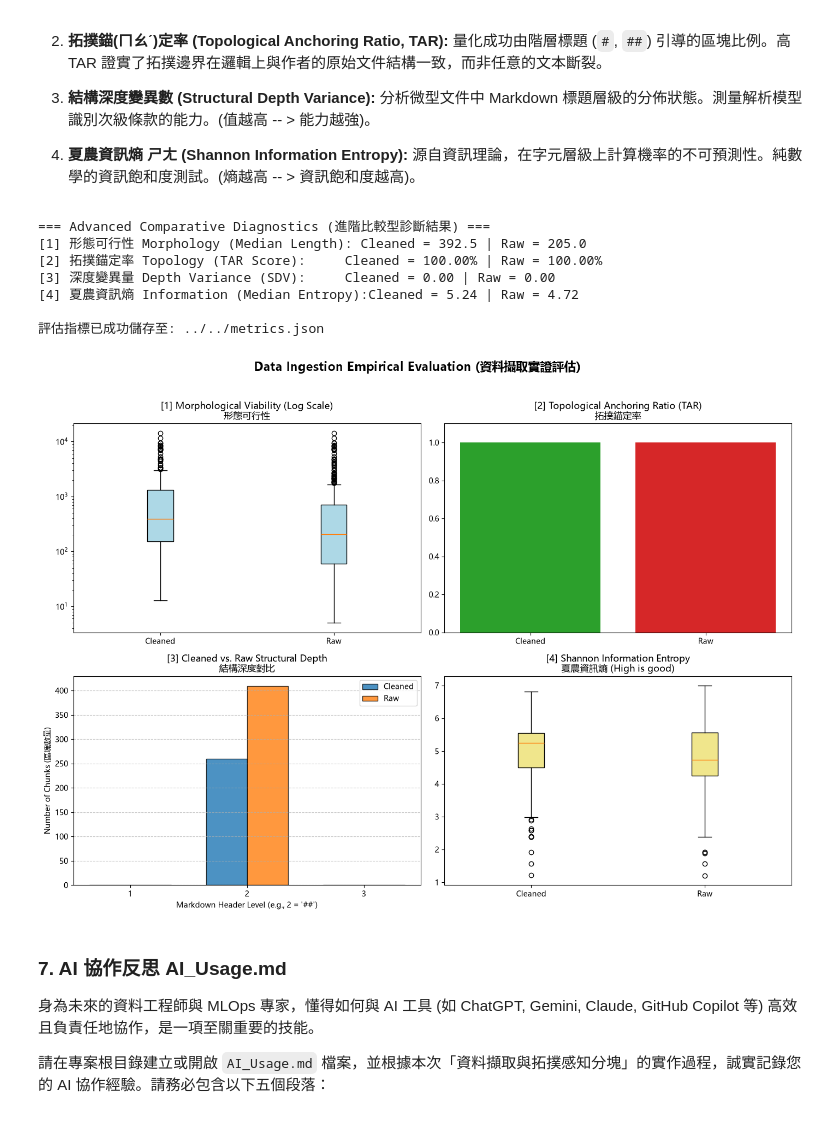
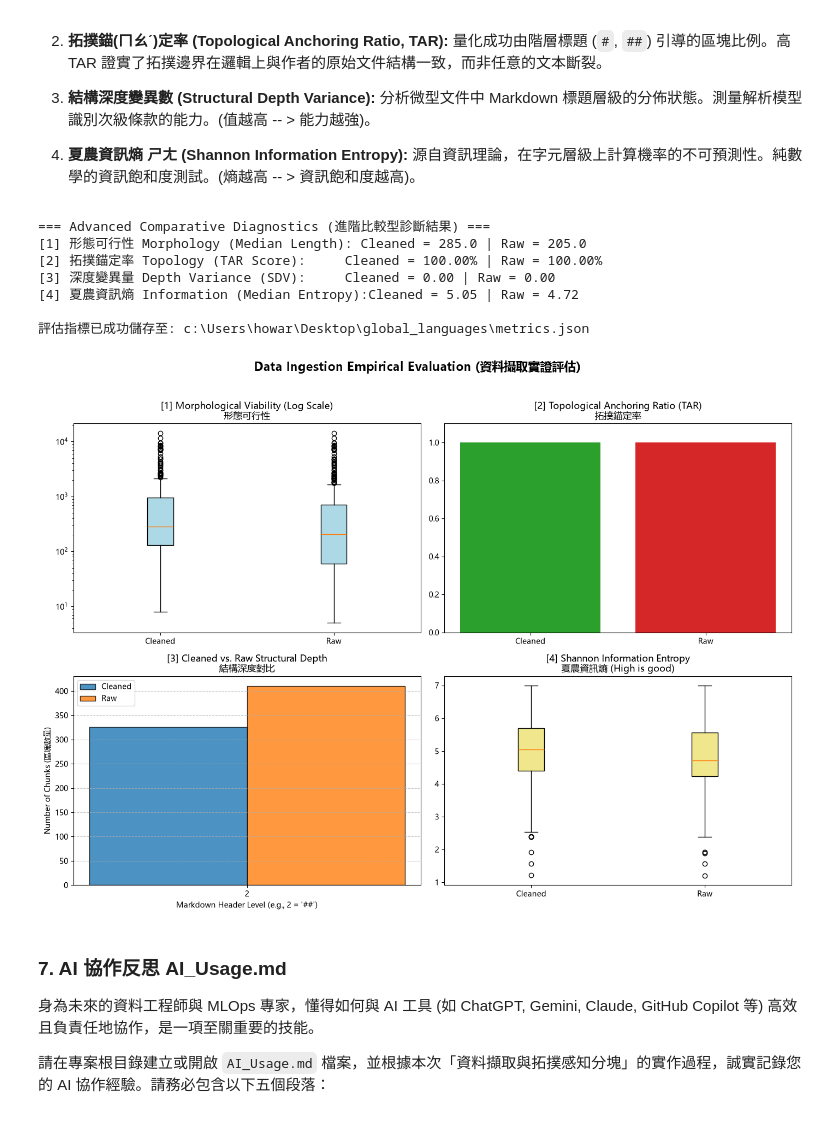
Before and after one commit to Arthur-lin04/Global_language, a Jupyter notebook: notebooks/01_Data_Injestion.ipynb, the cells around one changed output. Drawn from its saved outputs; the diff is of its cells as text; code cells hidden in the pictures.

```diff
--- a/notebooks/01_Data_Injestion.ipynb
+++ b/notebooks/01_Data_Injestion.ipynb
@@ -310,9 +316,7 @@ raw_topology_1a = """
 expected_topology_1a = """
 - 第二十一條 本校採學年學分制，四年制各系修業年限為四年。因工讀 實務實習之特色，...
 
-畢業年級相當於國內高級中等學校二年級之國外或香港、
-
-澳門同級同類學校畢業生，以同等學力入學本校大學部一 年級者，...
+畢業年級相當於國內高級中等學校二年級之國外或香港、澳門同級同類學校畢業生，以同等學力入學本校大學部一 年級者，...
 
 - Article 21 Our school adopts an academic year credit system, with a four-year study period for each department. Characterized with the work-study practical internship, ...
 """
@@ -322,14 +326,12 @@ expected_topology_1a = """
 # =========================================================
 
 # [TODO 1-A] 詮釋資料萃取 (請將 AI 生成之檔名萃取程式碼貼於此處)
-# ai_extract_title_regex = r""
 
 
-# [測試用中介變數，請於完成 TODO 1-A 後刪除以下此行]
-ai_extract_title_regex = r""
+ai_extract_title_regex = r'^[^_]+_(.+)\\.pdf$'
 
 
-# --- (以下為系統預寫之自動萃取與除噪管線，無須修改) ---
+# --- 動態萃取與除噪：僅移除獨立標題行，讓兩側內文接壤 ---
 if ai_extract_title_regex:
     title_match = re.search(ai_extract_title_regex, current_filename)
     doc_title = title_match.group(1) if title_match else ""
@@ -337,7 +339,7 @@ else:
     doc_title = ""
 
 if doc_title:
-    dynamic_bleed_regex = rf"(##\s*{doc_title}\n*|{doc_title}\n*)"
+    dynamic_bleed_regex = rf"(?m)(?:\n[ \t]*)*^[ \t]*(?:##[ \t]+)?{re.escape(doc_title)}[ \t]*(?:\n[ \t]*)*"
     step_1_text = re.sub(dynamic_bleed_regex, "", raw_topology_1a)
 else:
     step_1_text = raw_topology_1a
@@ -600,7 +600,11 @@ notebook_dir = os.path.abspath('')
 #project_root = os.path.dirname(os.path.dirname(notebook_dir))
 
 # 往上推一層取得根目錄的絕對路徑
-project_root = os.path.dirname(notebook_dir)
+project_root = Path(notebook_dir)
+if not (project_root / "data" / "raw").is_dir():
+    project_root = project_root.parent
+if not (project_root / "data" / "raw").is_dir():
+    raise FileNotFoundError("找不到 data/raw，請從專案根目錄或 notebooks 目錄執行。")
 
 # 組合出 data/raw 的絕對路徑
 RAW_DATA_DIR = Path(os.path.join(project_root, "data", "raw"))
@@ -617,17 +621,17 @@ PROCESSED_DATA_DIR.mkdir(parents=True, exist_ok=True)
 
 # 讀取原始語料庫 (Read raw corpus)
 # 掃描次級目錄 (Scan subdirectories: Academic_Affairs, Student_Affairs, Library_Information)
-pdf_files = list(RAW_DATA_DIR.glob("*/*.pdf"))
+pdf_files = sorted(RAW_DATA_DIR.glob("*/*.pdf"))
 
 
 # 載入修復與切塊固定邏輯 (來自任務 1-A, 1-B, 1-C)
-ai_extract_title_regex = r"" # 任務 1-A
+ai_extract_title_regex = '^[^_]+_(.+)\\.pdf$'
 
-ai_merge_headings_regex = r"" # 任務 1-B
+ai_merge_headings_regex = '(?m)^(##[ \\t]+[^\\n]+?)[ \\t]*\\n(?:[ \\t]*\\n)*##[ \\t]+([A-Za-z][^\\n]*?)[ \\t]*(?=\\n|$)'
 ai_merge_headings_replace = r"\1 / \2"
 
 
-ai_merge_clauses_regex = r"" # 任務 1-B
+ai_merge_clauses_regex = '(?m)^(-[ \\t]+[\\u4e00-\\u9fff][^\\n]*(?:\\n(?![ \\t]*(?:-[ \\t]|#{1,6}[ \\t]))[^\\n]*)*?)\\n(?:[ \\t]*\\n)*-[ \\t]+([A-Za-z][^\\n]*)'
 ai_merge_clauses_replace = r"\1 / \2"
 
 
@@ -664,15 +668,17 @@ for pdf_path in pdf_files:
     # 步驟 3: 清洗 Markdown (Topology Repair)
     # =========================================================
     # 從檔名萃取法規名稱 (假設檔名格式如 A231060004_學生申請期中停修課程實施要點.pdf)
-    title_match = re.search(r'_(.*?)\.pdf', pdf_path.name)
+    title_match = re.search(ai_extract_title_regex, pdf_path.name)
     doc_title = title_match.group(1) if title_match else pdf_path.stem
 
     # [Task 1-A] 動態除噪
-    dynamic_bleed_regex = rf"(##\s*{doc_title}\n*|{doc_title}\n*)"
+    dynamic_bleed_regex = rf"(?m)(?:\n[ \t]*)*^[ \t]*(?:##[ \t]+)?{re.escape(doc_title)}[ \t]*(?:\n[ \t]*)*"
     step_1 = re.sub(dynamic_bleed_regex, "", raw_markdown)
 
     # [Task 1-B] 雙語標題合併
-    step_2 = re.sub(ai_merge_headings_regex, ai_merge_headings_replace, step_1)
+    step_2 = step_1
+    while re.search(ai_merge_headings_regex, step_2):
+        step_2 = re.sub(ai_merge_headings_regex, ai_merge_headings_replace, step_2)
 
     # [Task 1-C] 雙語條文合併
     cleaned_markdown = re.sub(ai_merge_clauses_regex, ai_merge_clauses_replace, step_2)
@@ -835,6 +840,8 @@ These metrics range from basic morphological constraints to advanced information
    <!-- Derived from Information Theory, calculating the unpredictability of character occurrence. Pure mathematical saturation test—low entropy indicates repetitive boilerplate, whereas high entropy indicates rich regulatory details.  -->
 # %%
 import re
+import json
+from pathlib import Path
 import math
 import numpy as np
 import matplotlib.pyplot as plt
@@ -887,6 +894,9 @@ def get_entropy(dataset):
 raw_chunk_dataset = [chunk for pdf_dataset in raw_chunk_dataset_list for chunk in pdf_dataset]
 clean_chunk_dataset = [chunk for pdf_dataset in clean_chunk_dataset_list for chunk in pdf_dataset]
 
+if not raw_chunk_dataset or not clean_chunk_dataset:
+    raise ValueError("沒有可評估的區塊，請先成功執行批次處理。")
+
 clean_len, raw_len = get_lengths(clean_chunk_dataset), get_lengths(raw_chunk_dataset)
 clean_tar, raw_tar = get_tar(clean_chunk_dataset), get_tar(raw_chunk_dataset)
 clean_depths, raw_depths = get_depths(clean_chunk_dataset), get_depths(raw_chunk_dataset)
@@ -926,7 +936,7 @@ metrics_data = {
 # 匯出至 JSON 檔案
 # ==========================================
 # Notebook 在 notebook/ 目錄下，使用 ../ 將檔案存至專案根目錄
-output_path = "../../metrics.json"
+output_path = Path(project_root) / "metrics.json"
 
 with open(output_path, "w", encoding="utf-8") as f:
     # ensure_ascii=False 允許儲存非英文或特殊字元
@@ -964,42 +974,42 @@ if not all_levels:
     levels = np.array([0])
 else:
     # Create a continuous integer array 建立連續的整數陣列 (例如從 1 到最大的 level)
-    levels = np.arange(1, max(all_levels) + 2)
+    levels = np.arange(min(all_levels), max(all_levels) + 1)
 
 c_vals = [clean_counts.get(lvl, 0) for lvl in levels]
 r_vals = [raw_counts.get(lvl, 0) for lvl in levels]
 
 # Plot the Grouped Bar Chart 繪製群組長條圖 (Grouped Bar Chart)
 width = 0.35
 axes[1, 0].bar(levels - width/2, c_vals, width, label='Cleaned', color='#1f77b4', edgecolor='black', alpha=0.8)
 axes[1, 0].bar(levels + width/2, r_vals, width, label='Raw', color='#ff7f0e', edgecolor='black', alpha=0.8)
 
 # Configure labels, title, and styling 標籤與樣式設定
 axes[1, 0].set_title("[3] Cleaned vs. Raw Structural Depth\n結構深度對比")
 axes[1, 0].set_xlabel("Markdown Header Level (e.g., 2 = '##')")
 axes[1, 0].set_xticks(levels)
 axes[1, 0].legend()
 axes[1, 0].set_ylabel("Number of Chunks (區塊數量)")
 axes[1, 0].grid(axis='y', linestyle='--', alpha=0.7)
 
 
 # Plot 4: Shannon Information Entropy
 axes[1, 1].boxplot([clean_ent, raw_ent], tick_labels=['Cleaned', 'Raw'], patch_artist=True, boxprops=dict(facecolor='khaki'))
 axes[1, 1].set_title("[4] Shannon Information Entropy\n夏農資訊熵 (High is good)")
 
 
 
 plt.tight_layout()
 plt.show()
 # %% [output]
 === Advanced Comparative Diagnostics (進階比較型診斷結果) ===
-[1] 形態可行性 Morphology (Median Length): Cleaned = 392.5 | Raw = 205.0
+[1] 形態可行性 Morphology (Median Length): Cleaned = 285.0 | Raw = 205.0
 [2] 拓撲錨定率 Topology (TAR Score):     Cleaned = 100.00% | Raw = 100.00%
 [3] 深度變異量 Depth Variance (SDV):     Cleaned = 0.00 | Raw = 0.00
-[4] 夏農資訊熵 Information (Median Entropy):Cleaned = 5.24 | Raw = 4.72
+[4] 夏農資訊熵 Information (Median Entropy):Cleaned = 5.05 | Raw = 4.72
 
-評估指標已成功儲存至: ../../metrics.json
+評估指標已成功儲存至: c:\Users\howar\Desktop\global_languages\metrics.json
-[figure, old version]
+[figure, new version]
 # %% [markdown]
 ### 7. AI 協作反思 AI_Usage.md
 
```
Also changed, not shown: parts of 6 cells of this notebook, 41 other files.
